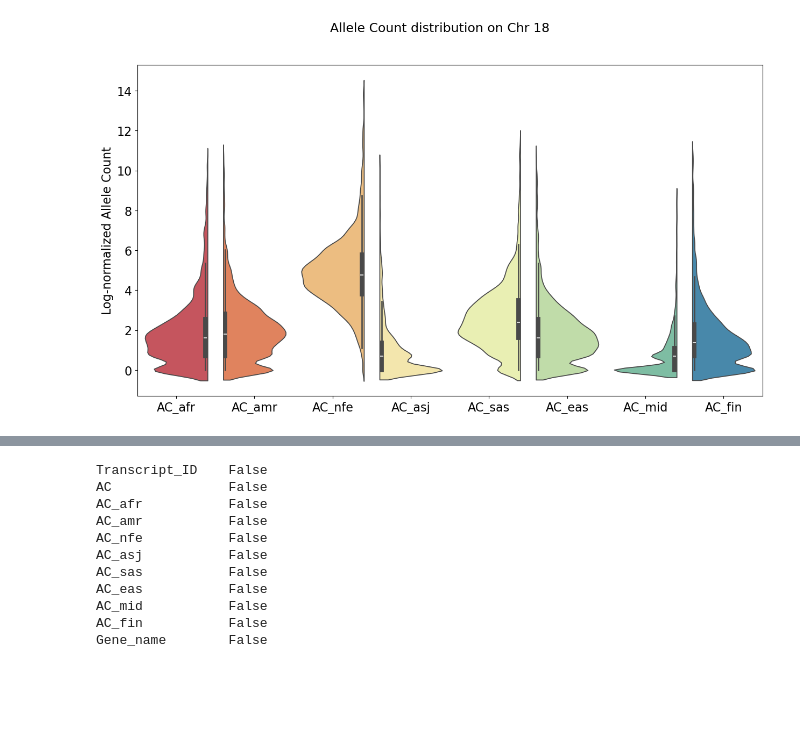
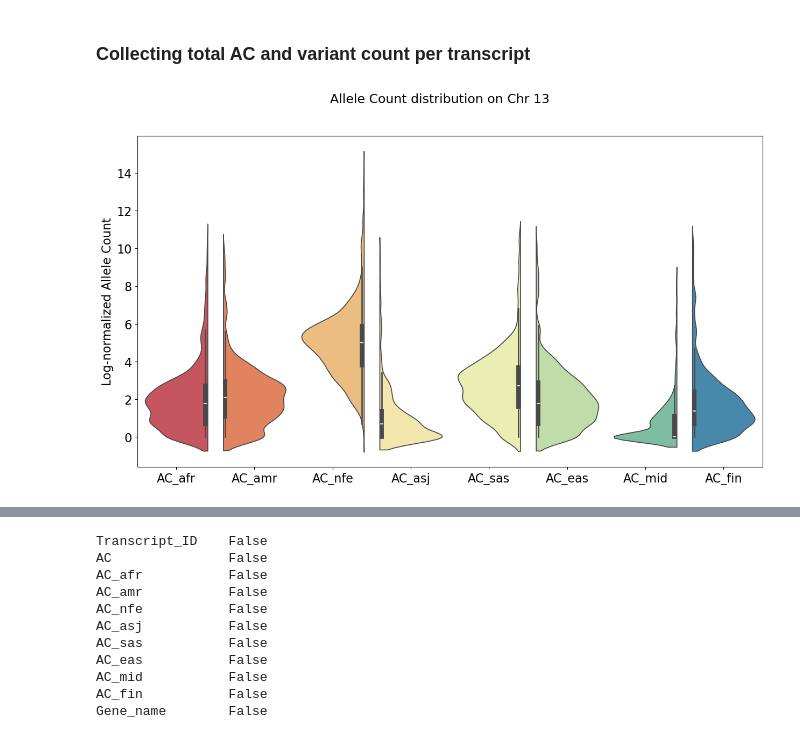
Before and after one commit to nastasia-iv/genvar, a Jupyter notebook: Grishchenko/code/all_chr_genvar_analysis.ipynb, the cells around one changed output, grey strips where cells are left out. Saved outputs shown, nothing was run; the diff lists cells and outputs as text; code cells hidden in the pictures; blank space fills up the shorter version.

```diff
--- a/Grishchenko/code/all_chr_genvar_analysis.ipynb
+++ b/Grishchenko/code/all_chr_genvar_analysis.ipynb
@@ -7,5 +9,6 @@ import statistics
 # %%
-variant_data = pd.read_csv('../data/processed_data/gnomad1.tsv', sep='\t')
+variant_data = pd.read_csv('/home/bioinf/gnomad-variants/Grishchenko/processed_data/tables/gnomad13.tsv', sep='\t', low_memory=False)
+# This data is not available from the github repository due to its large size
 # %%
 variant_data.head()
 # %% [output]
@@ -36 +34,3 @@ for key, group in sum_ac_per_transcript:
+# %% [markdown]
+### Collecting total AC and variant count per transcript
 # %%
@@ -97,14 +104,14 @@ transcripts_df_ac_nlog1 = pd.DataFrame({
 # %%
 plt.figure(figsize=(15, 8))
 custom_palette = sns.color_palette("Spectral", 8)
 ax = sns.violinplot(data=transcripts_df_ac_nlog1[['AC_afr', 'AC_amr', 'AC_nfe', 'AC_asj', 'AC_sas', 'AC_eas', 'AC_mid', 'AC_fin']], palette=custom_palette, split=True)
 ax.set_ylabel('Log-normalized Allele Count', fontsize=16)
 plt.xticks(fontsize=16)
 plt.yticks(fontsize=16)
-plt.suptitle('Allele Count distribution on Chr 18', fontsize=17)
+plt.suptitle('Allele Count distribution on Chr 13', fontsize=17)
 plt.show()
 # %% [output]
-[figure, old version]
+[figure, new version]
 # %%
 transcripts_df_ac = pd.DataFrame({
     'Transcript_ID': transcript_list,
```
Also changed, not shown: parts of 42 cells of this notebook.
